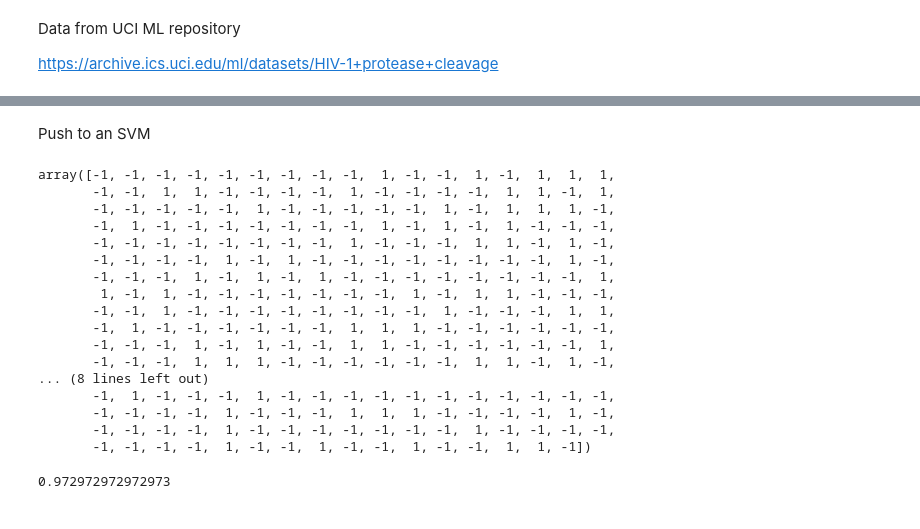
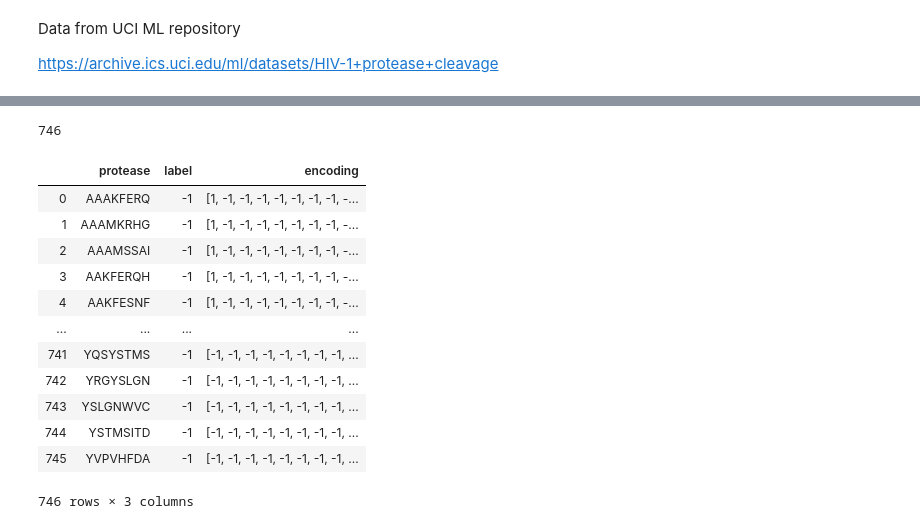
Before and after one commit to JoeBater/HIV_protease, a Jupyter notebook: HIV-1 protease cleavage.ipynb, the cells around one changed output, grey strips where cells are left out. Cells and saved outputs as stored; diff of their text form; code cells hidden in the pictures.

```diff
--- a/HIV-1 protease cleavage.ipynb
+++ b/HIV-1 protease cleavage.ipynb
@@ -13,7 +10,8 @@ https://archive.ics.uci.edu/ml/datasets/HIV-1+protease+cleavage
 # %%
-#filename = r'C:\Users\user\ML\HIV_protease\hiv+1+protease+cleavage\746Data.txt'
+filename = 'C:/Users/joeba/OneDrive/Documents/ML/hiv protease/newHIV-1_data/746Data.txt'
 
-filename = r'C:\Users\user\ML\Classification\HIV_protease\hiv+1+protease+cleavage\1625Data.txt'
+filename = 'https://archive.ics.uci.edu/ml/datasets/HIV-1+protease+cleavage'
 
 data = pd.read_csv(filename, header=None)
 data.columns = ['protease', 'label']
+data
@@ -22,4 +20,7 @@ Encode the acids into octomers
 # %%
+# the standard orthonormal representation (O) (Ro ¨gnvaldsson and You 2003) each amino acid is represented
+# by a 20 bit vector with 19 bit set to zero and one bit set to one, and each amino acid vector is orthogonal to
+# all other amino acid vectors
 def encode_acid(a):
     """ encode alphabetic amino acid string into binary 20-ary string
     """
@@ -34,4 +35,7 @@ def encode_acid(a):
 
     return result
 
-data['encoding'] = data['protease'].apply(encode_acid)
+encoding = encode_acid('A')
+print(encoding)
+
+print(len(encoding))
@@ -53,30 +45,25 @@ In the test set there are *99* samples that cleave, and *308* which do not
-# %% [markdown]
-Push to an SVM
-# %%
-svc = SVC(kernel='poly', gamma=0.1)
-svc.fit(X_train, y_train)
-
-y_pred = svc.predict(X_test)
-y_pred
-# %% [output]
-array([-1, -1, -1, -1, -1, -1, -1, -1, -1,  1, -1, -1,  1, -1,  1,  1,  1,
-       -1, -1,  1,  1, -1, -1, -1, -1,  1, -1, -1, -1, -1,  1,  1, -1,  1,
-       -1, -1, -1, -1, -1,  1, -1, -1, -1, -1, -1,  1, -1,  1,  1,  1, -1,
-       -1,  1, -1, -1, -1, -1, -1, -1, -1,  1, -1,  1, -1,  1, -1, -1, -1,
-       -1, -1, -1, -1, -1, -1, -1, -1,  1, -1, -1, -1,  1,  1, -1,  1, -1,
-       -1, -1, -1, -1,  1, -1,  1, -1, -1, -1, -1, -1, -1, -1, -1,  1, -1,
-       -1, -1, -1,  1, -1,  1, -1,  1, -1, -1, -1, -1, -1, -1, -1, -1,  1,
-        1, -1,  1, -1, -1, -1, -1, -1, -1, -1,  1, -1,  1,  1, -1, -1, -1,
-       -1, -1,  1, -1, -1, -1, -1, -1, -1, -1, -1,  1, -1, -1, -1,  1,  1,
-       -1,  1, -1, -1, -1, -1, -1, -1,  1,  1,  1, -1, -1, -1, -1, -1, -1,
-       -1, -1, -1,  1, -1,  1, -1, -1,  1,  1, -1, -1, -1, -1, -1, -1,  1,
-       -1, -1, -1,  1,  1,  1, -1, -1, -1, -1, -1, -1,  1,  1, -1,  1, -1,
-... (8 lines left out)
-       -1,  1, -1, -1, -1,  1, -1, -1, -1, -1, -1, -1, -1, -1, -1, -1, -1,
-       -1, -1, -1, -1,  1, -1, -1, -1,  1,  1,  1, -1, -1, -1, -1,  1, -1,
-       -1, -1, -1, -1,  1, -1, -1, -1, -1, -1, -1, -1,  1, -1, -1, -1, -1,
-       -1, -1, -1, -1,  1, -1, -1,  1, -1, -1,  1, -1, -1,  1,  1, -1])
-# %%
-accuracy_score(y_test, y_pred)
-# %% [output]
-0.972972972972973
+# %%
+encoded = []
+for i in range(len(data)):
+    encoded.append(encode_acid(data.iloc[i,0]))
+
+len(encoded)
+# %% [output]
+746
+# %%
+data['encoding'] = encoded
+data
+# %% [output]
+|  | protease | label | encoding |
+| 0 | AAAKFERQ | -1 | [1, -1, -1, -1, -1, -1, -1, -1, -... |
+| 1 | AAAMKRHG | -1 | [1, -1, -1, -1, -1, -1, -1, -1, -... |
+| 2 | AAAMSSAI | -1 | [1, -1, -1, -1, -1, -1, -1, -1, -... |
+| 3 | AAKFERQH | -1 | [1, -1, -1, -1, -1, -1, -1, -1, -... |
+| 4 | AAKFESNF | -1 | [1, -1, -1, -1, -1, -1, -1, -1, -... |
+| ... | ... | ... | ... |
+| 741 | YQSYSTMS | -1 | [-1, -1, -1, -1, -1, -1, -1, -1, ... |
+| 742 | YRGYSLGN | -1 | [-1, -1, -1, -1, -1, -1, -1, -1, ... |
+| 743 | YSLGNWVC | -1 | [-1, -1, -1, -1, -1, -1, -1, -1, ... |
+| 744 | YSTMSITD | -1 | [-1, -1, -1, -1, -1, -1, -1, -1, ... |
+| 745 | YVPVHFDA | -1 | [-1, -1, -1, -1, -1, -1, -1, -1, ... |
+746 rows × 3 columns
```
Also changed, not shown: parts of 9 cells of this notebook.
